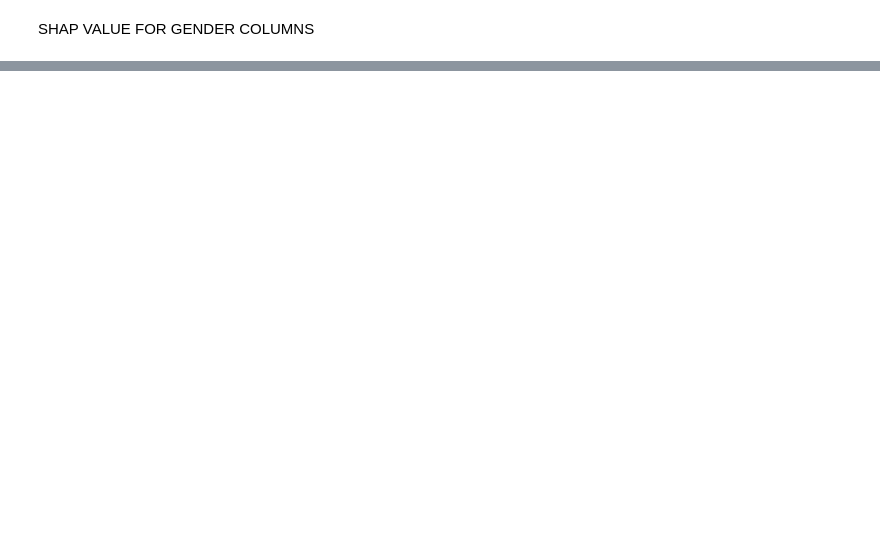
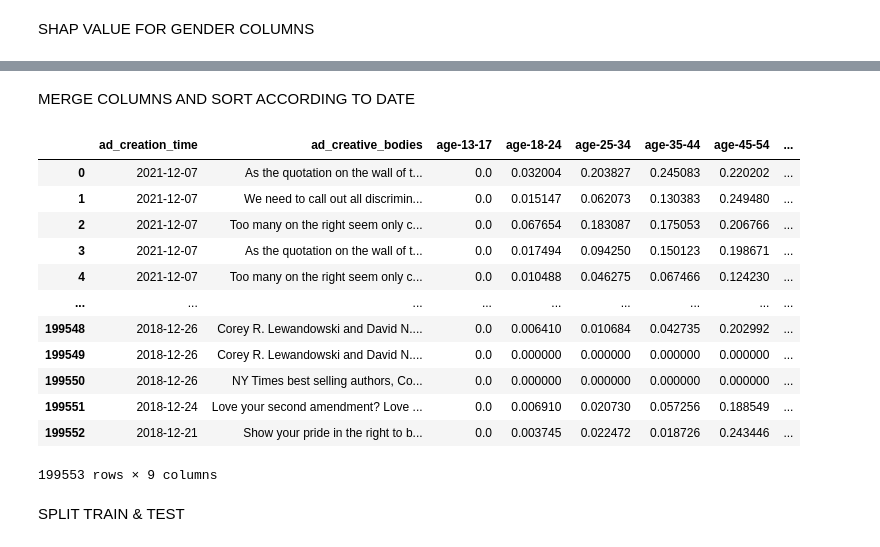
Before and after one commit to MelihFazl/AdVantage, a Jupyter notebook: ml_model/ML_Model.ipynb, the cells around one changed output, grey strips where cells are left out. Saved outputs shown, nothing was run; the diff lists cells and outputs as text; code cells hidden in the pictures; blank space fills up the shorter version.

```diff
--- a/ml_model/ML_Model.ipynb
+++ b/ml_model/ML_Model.ipynb
@@ -609,0 +1256,4 @@ shap_value_plot(feature_names[0:14], shap_values_instance[:,:14])
+# %%
+df_age_filtered = pd.read_csv(ads_dataframe_age_filtered)
+print(df_age_filtered.dtypes)
+df_age_filtered.head()
@@ -609,0 +1344,34 @@ shap_value_plot(feature_names[0:14], shap_values_instance[:,:14])
+# %% [markdown]
+MERGE COLUMNS AND SORT ACCORDING TO DATE
+# %%
+ads_dataframe_age_filtered = pd.DataFrame()
+ads_dataframe_age_filtered['ad_creation_time'] = new_df_age_filtered['ad_creation_time']
+ads_dataframe_age_filtered['ad_creative_bodies'] = new_df_age_filtered['ad_creative_bodies']
+
+unknown_column = new_df_age_filtered['percentage_Unknown_unknown'] / 7
+
+ads_dataframe_age_filtered['age-13-17'] = new_df_age_filtered["percentage_13-17_male"] + new_df_age_filtered["percentage_13-17_female"] + new_df_age_filtered["percentage_13-17_unknown"] + unknown_column
+ads_dataframe_age_filtered['age-18-24'] = new_df_age_filtered["percentage_18-24_male"] + new_df_age_filtered["percentage_18-24_female"] + new_df_age_filtered["percentage_18-24_unknown"] + unknown_column
+ads_dataframe_age_filtered['age-25-34'] = new_df_age_filtered["percentage_25-34_male"] + new_df_age_filtered["percentage_25-34_female"] + new_df_age_filtered["percentage_25-34_unknown"] + unknown_column
+ads_dataframe_age_filtered['age-35-44'] = new_df_age_filtered["percentage_35-44_male"] + new_df_age_filtered["percentage_35-44_female"] + new_df_age_filtered["percentage_35-44_unknown"] + unknown_column
+ads_dataframe_age_filtered['age-45-54'] = new_df_age_filtered["percentage_45-54_male"] + new_df_age_filtered["percentage_45-54_female"] + new_df_age_filtered["percentage_45-54_unknown"] + unknown_column
+ads_dataframe_age_filtered['age-55-64'] = new_df_age_filtered["percentage_55-64_male"] + new_df_age_filtered["percentage_55-64_female"] + new_df_age_filtered["percentage_55-64_unknown"] + unknown_column
+ads_dataframe_age_filtered['age-65+'] = new_df_age_filtered["percentage_65+_male"] + new_df_age_filtered["percentage_65+_female"] + new_df_age_filtered["percentage_65+_unknown"] + unknown_column
+
+ads_dataframe_age_filtered
+# %% [output]
+|  | ad_creation_time | ad_creative_bodies | age-13-17 | age-18-24 | age-25-34 | age-35-44 | age-45-54 | ... |
+| 0 | 2021-12-07 | As the quotation on the wall of t... | 0.0 | 0.032004 | 0.203827 | 0.245083 | 0.220202 | ... |
+| 1 | 2021-12-07 | We need to call out all discrimin... | 0.0 | 0.015147 | 0.062073 | 0.130383 | 0.249480 | ... |
+| 2 | 2021-12-07 | Too many on the right seem only c... | 0.0 | 0.067654 | 0.183087 | 0.175053 | 0.206766 | ... |
+| 3 | 2021-12-07 | As the quotation on the wall of t... | 0.0 | 0.017494 | 0.094250 | 0.150123 | 0.198671 | ... |
+| 4 | 2021-12-07 | Too many on the right seem only c... | 0.0 | 0.010488 | 0.046275 | 0.067466 | 0.124230 | ... |
+| ... | ... | ... | ... | ... | ... | ... | ... | ... |
+| 199548 | 2018-12-26 | Corey R. Lewandowski and David N.... | 0.0 | 0.006410 | 0.010684 | 0.042735 | 0.202992 | ... |
+| 199549 | 2018-12-26 | Corey R. Lewandowski and David N.... | 0.0 | 0.000000 | 0.000000 | 0.000000 | 0.000000 | ... |
+| 199550 | 2018-12-26 | NY Times best selling authors, Co... | 0.0 | 0.000000 | 0.000000 | 0.000000 | 0.000000 | ... |
+| 199551 | 2018-12-24 | Love your second amendment? Love ... | 0.0 | 0.006910 | 0.020730 | 0.057256 | 0.188549 | ... |
+| 199552 | 2018-12-21 | Show your pride in the right to b... | 0.0 | 0.003745 | 0.022472 | 0.018726 | 0.243446 | ... |
+199553 rows × 9 columns
+# %% [markdown]
+SPLIT TRAIN & TEST
```
Also changed, not shown: parts of 102 cells of this notebook.
